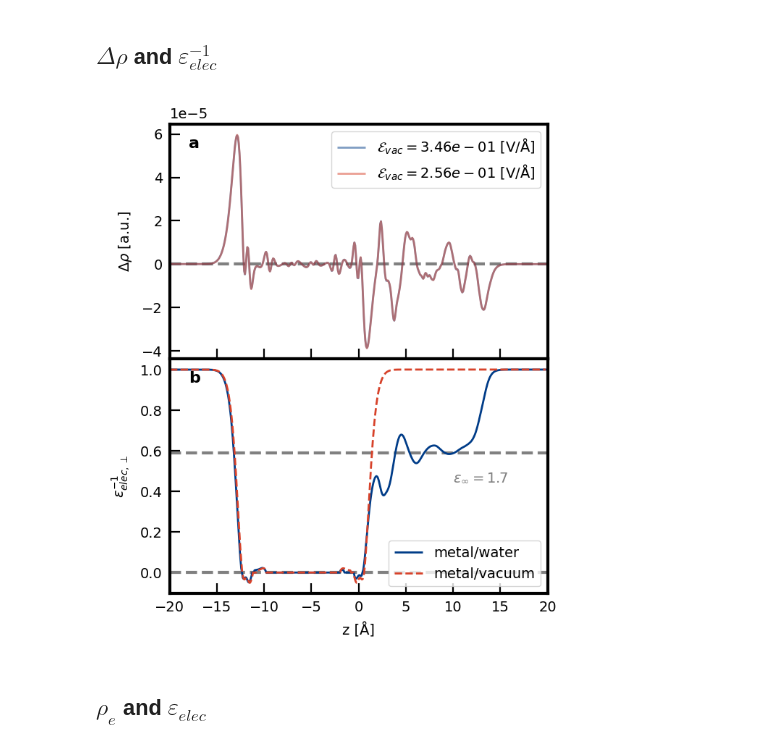
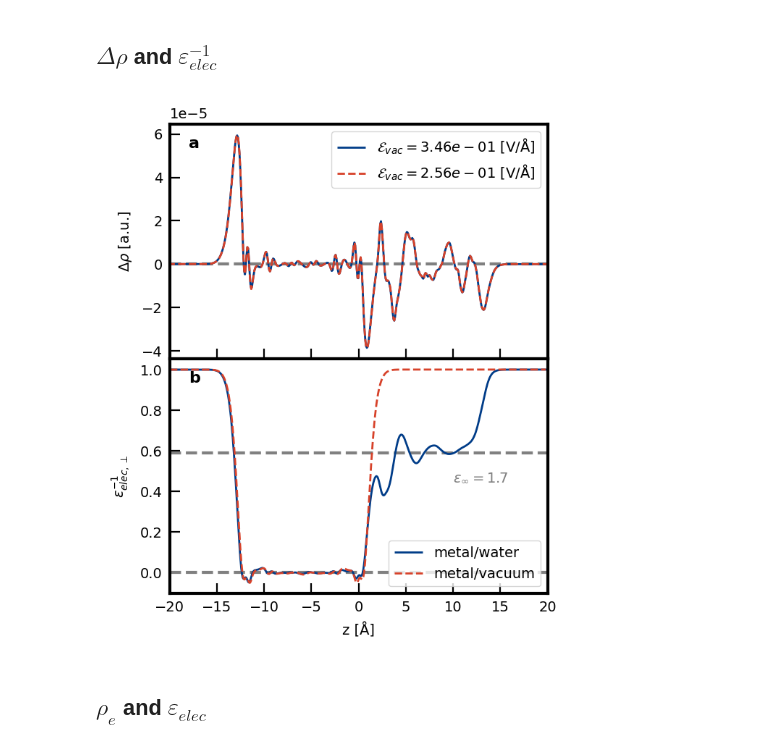
Before and after one commit to ChiahsinChu/2024-JCP-Pt111_dielectric_profile, a Jupyter notebook: pub_figs/make_figs.ipynb, the cells around one changed output. Cells and saved outputs as stored; diff of their text form; code cells hidden in the pictures.

```diff
--- a/pub_figs/make_figs.ipynb
+++ b/pub_figs/make_figs.ipynb
@@ -108,49 +108,48 @@ ax.plot(
     x,
     ys[0],
     color=color,
-    alpha=0.5,
     label=r"$\mathcal{E}_{vac}=%.2e$ [V/Å]" % efield_vac[0],
 )
 color = "red"
 ax.plot(
     x,
     ys[1],
+    "--",
     color=color,
-    alpha=0.5,
     label=r"$\mathcal{E}_{vac}=%.2e$ [V/Å]" % efield_vac[1],
 )
 
 ax.set_ylabel(r"$\Delta\rho$ [a.u.]")
 ax.grid(False)
 ax.legend()
 
 ax = axs[1]
 
 ax.axhline(y=0.0, ls="--", color="gray", lw=1.5)
 ax.axhline(y=1 / 1.7, ls="--", color="gray", lw=1.5)
 
 data = out_data["elec_inveps"]
 color = "blue"
 data = out_data["elec_inveps"]
 ax.plot(data[0], data[1], color=color, label="metal/water")
 color = "red"
 data = out_data["elec_inveps_metal"]
 ax.plot(data[0], data[1], "--", color=color, label="metal/vacuum")
 
 plot.ax_setlabel(ax, r"z [Å]", r"$\epsilon_{elec,\perp}^{-1}$")
 ax.text(10.0, 0.45, r"$\varepsilon_{\infty}=1.7$", color="gray")
 ax.legend(loc="lower right")
 
 ax.set_xlim(-20.0, 20.0)
 fig.subplots_adjust(hspace=0.0)
 
 for ax, label in zip(axs, ["a", "b"]):
     plt.text(0.05, 0.9, label, transform=ax.transAxes, fontsize=8, fontweight="bold")
 
 fig.savefig("figs/Figure2.rho_pol_and_inveps.png", transparent=True)
 plt.show()
 # %% [output]
-[figure, old version]
+[figure, new version]
 # %% [markdown]
 ## $\rho_e$ and $\varepsilon_{elec}$
 # %%
```
Also changed, not shown: 2 other files.
